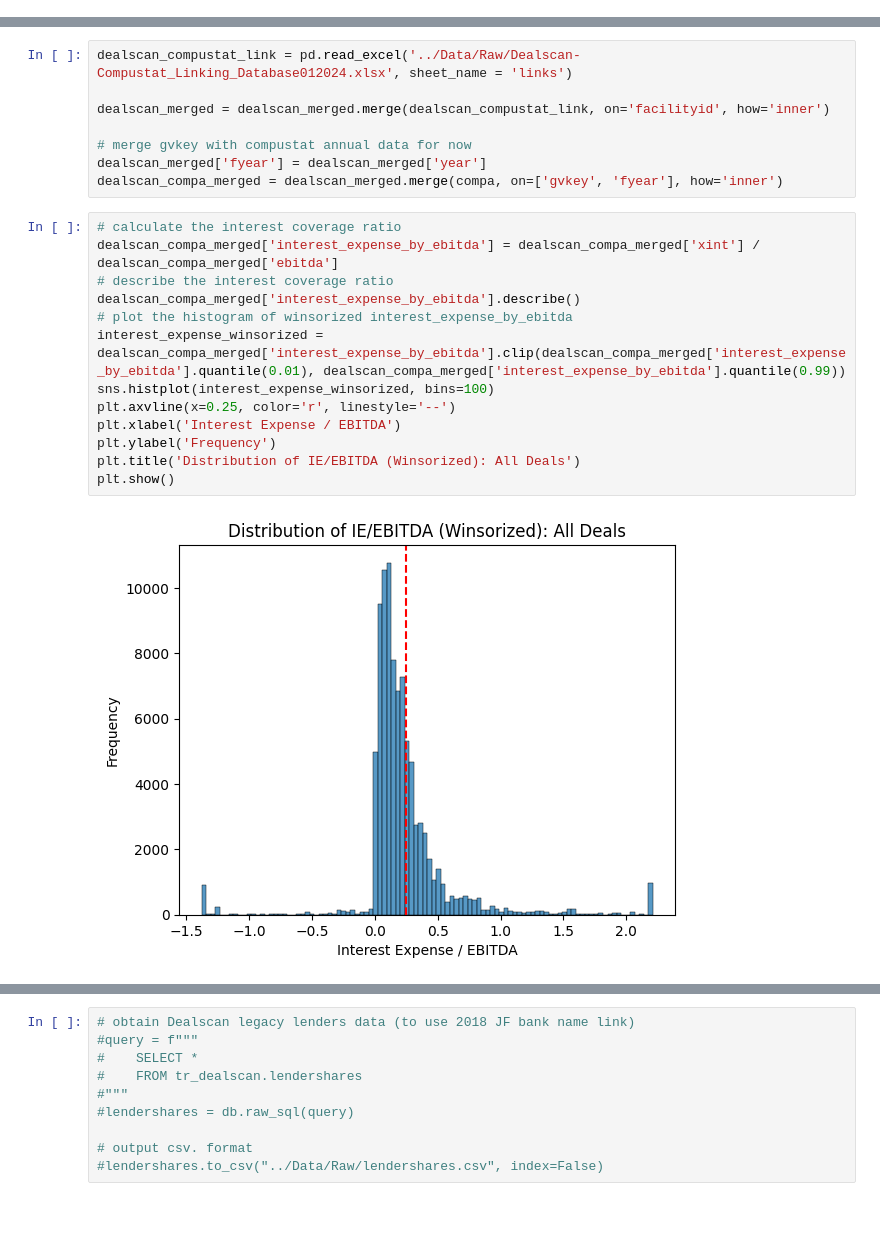
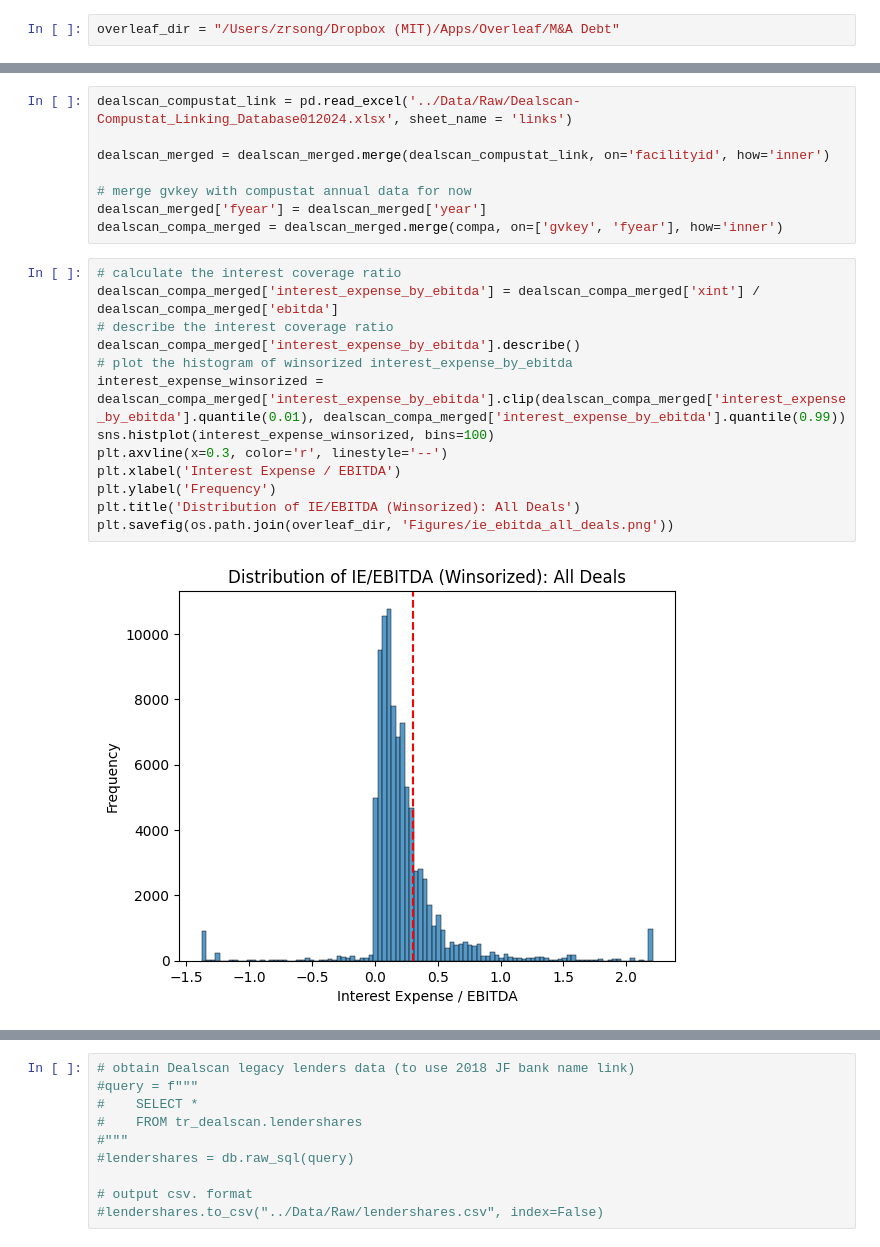
Before and after one commit to zirui-song/interest-deductibility-and-debt-contracting, a Jupyter notebook: Dealscan_Analysis.ipynb, the cells around one changed output, grey strips where cells are left out. Saved outputs shown, nothing was run; the diff lists cells and outputs as text; blank space fills up the shorter version.

Commit message:
Update Figure Output Link

```diff
--- a/Dealscan_Analysis.ipynb
+++ b/Dealscan_Analysis.ipynb
@@ -45,6 +45,8 @@ Working directory is set to: /Users/zrsong/Dropbox (MIT)/Research Projects/Tax a
 Loading library list...
 Done
 '\n# Use S&P ratings data as Compustat ratings data were discontinued in 2017\n# Query the S&P ratings data\nquery = f"""\n    SELECT gvkey, ratingdate, ratingsymbol\n    FROM ciq_ratings.wrds_erating ...
+# %%
+overleaf_dir = "/Users/zrsong/Dropbox (MIT)/Apps/Overleaf/M&A Debt"
 # %% [markdown]
 # Compustat
 # %%
@@ -296,18 +302,18 @@ dealscan_compa_merged = dealscan_merged.merge(compa, on=['gvkey', 'fyear'], how=
 # %%
 # calculate the interest coverage ratio
 dealscan_compa_merged['interest_expense_by_ebitda'] = dealscan_compa_merged['xint'] / dealscan_compa_merged['ebitda']
 # describe the interest coverage ratio
 dealscan_compa_merged['interest_expense_by_ebitda'].describe()
 # plot the histogram of winsorized interest_expense_by_ebitda
 interest_expense_winsorized = dealscan_compa_merged['interest_expense_by_ebitda'].clip(dealscan_compa_merged['interest_expense_by_ebitda'].quantile(0.01), dealscan_compa_merged['interest_expense_by_ebitda'].quantile(0.99))
 sns.histplot(interest_expense_winsorized, bins=100)
-plt.axvline(x=0.25, color='r', linestyle='--')
+plt.axvline(x=0.3, color='r', linestyle='--')
 plt.xlabel('Interest Expense / EBITDA')
 plt.ylabel('Frequency')
 plt.title('Distribution of IE/EBITDA (Winsorized): All Deals')
-plt.show()
+plt.savefig(os.path.join(overleaf_dir, 'Figures/ie_ebitda_all_deals.png'))
 # %% [output]
-[figure, old version]
+[figure, new version]
 # %%
 # keep only leveraged deals
 leveraged_compa_merged = dealscan_compa_merged[dealscan_compa_merged['leveraged'] == 1]
```
Also changed, not shown: parts of 9 cells of this notebook.
